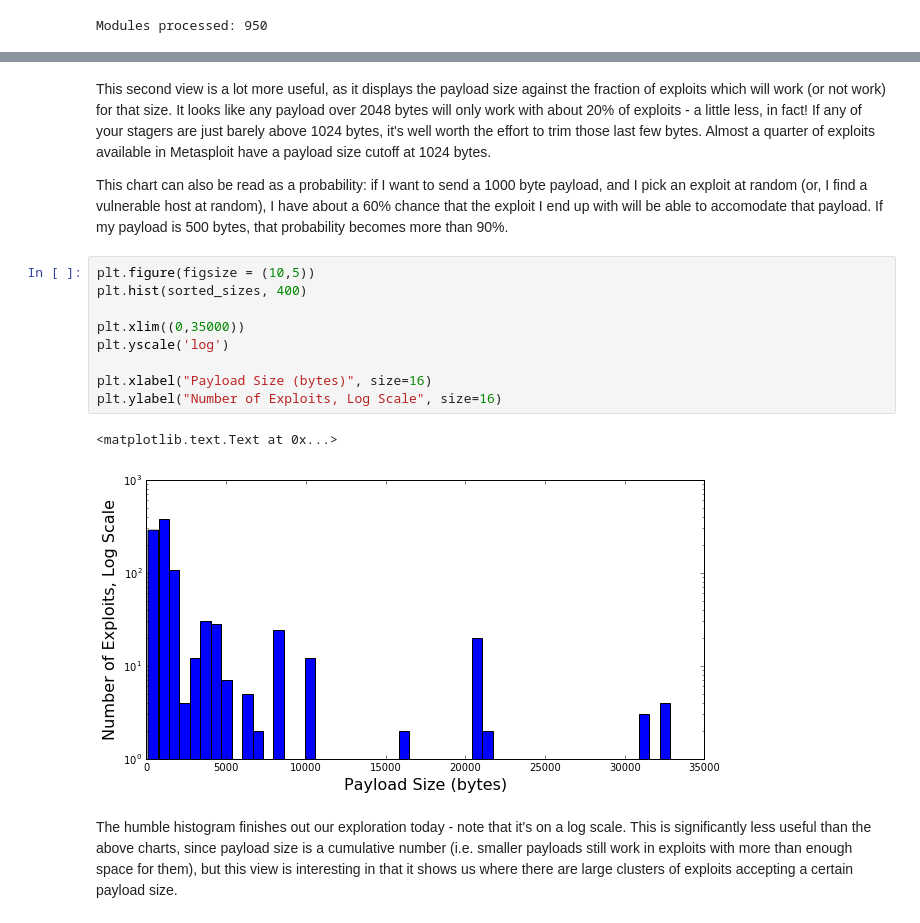
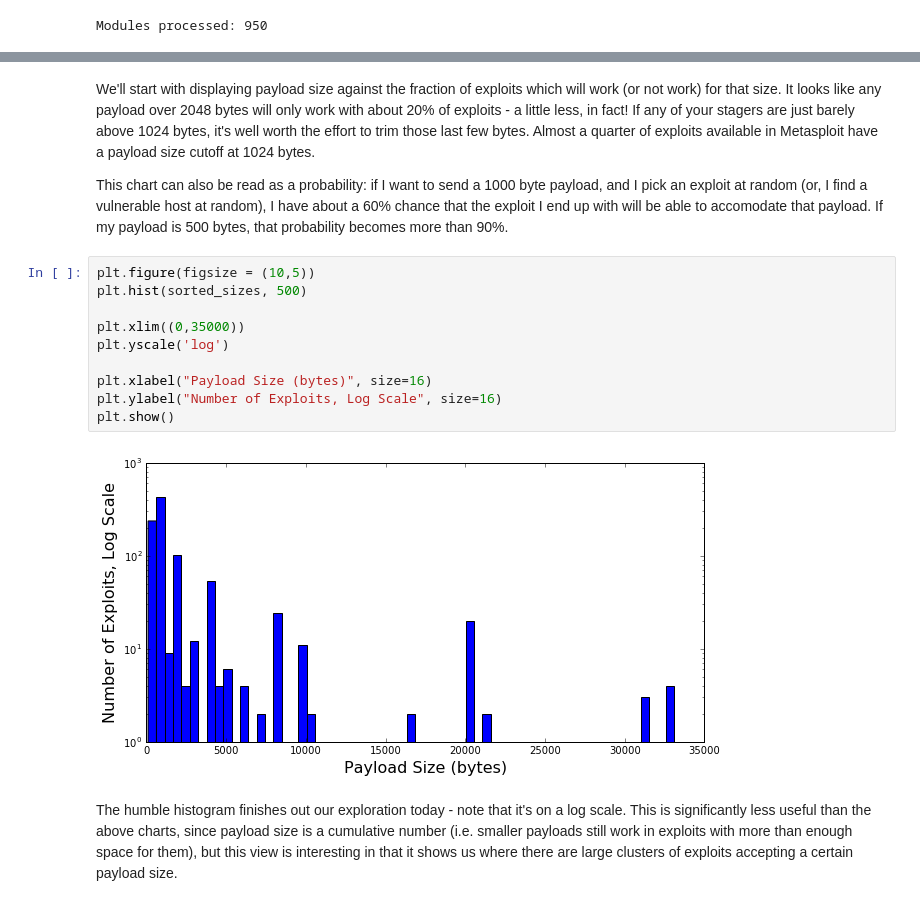
Before and after one commit to DakotaNelson/msf-stats, a Jupyter notebook: Exploit Payload Sizes.ipynb, the cells around one changed output, grey strips where cells are left out. Saved outputs shown, nothing was run; the diff lists cells and outputs as text.

```diff
--- a/Exploit Payload Sizes.ipynb
+++ b/Exploit Payload Sizes.ipynb
@@ -103,20 +88,20 @@ plt.axvline(2048, color='blue', linewidth=2)
 [figure]
 # %% [markdown]
-This second view is a lot more useful, as it displays the payload size against the fraction of exploits which will work (or not work) for that size. It looks like any payload over 2048 bytes will only work with about 20% of exploits - a little less, in fact! If any of your stagers are just barely above 1024 bytes, it's well worth the effort to trim those last few bytes. Almost a quarter of exploits available in Metasploit have a payload size cutoff at 1024 bytes.
+We'll start with displaying payload size against the fraction of exploits which will work (or not work) for that size. It looks like any payload over 2048 bytes will only work with about 20% of exploits - a little less, in fact! If any of your stagers are just barely above 1024 bytes, it's well worth the effort to trim those last few bytes. Almost a quarter of exploits available in Metasploit have a payload size cutoff at 1024 bytes.
 
 This chart can also be read as a probability: if I want to send a 1000 byte payload, and I pick an exploit at random (or, I find a vulnerable host at random), I have about a 60% chance that the exploit I end up with will be able to accomodate that payload. If my payload is 500 bytes, that probability becomes more than 90%.
 # %%
 plt.figure(figsize = (10,5))
-plt.hist(sorted_sizes, 400)
+plt.hist(sorted_sizes, 500)
 
 plt.xlim((0,35000))
 plt.yscale('log')
 
 plt.xlabel("Payload Size (bytes)", size=16)
 plt.ylabel("Number of Exploits, Log Scale", size=16)
+plt.show()
 # %% [output]
-<matplotlib.text.Text at 0x...>
-[figure, old version]
+[figure, new version]
 # %% [markdown]
 The humble histogram finishes out our exploration today - note that it's on a log scale. This is significantly less useful than the above charts, since payload size is a cumulative number (i.e. smaller payloads still work in exploits with more than enough space for them), but this view is interesting in that it shows us where there are large clusters of exploits accepting a certain payload size.
 # %% [markdown]
```
Also changed, not shown: parts of 5 cells of this notebook.
